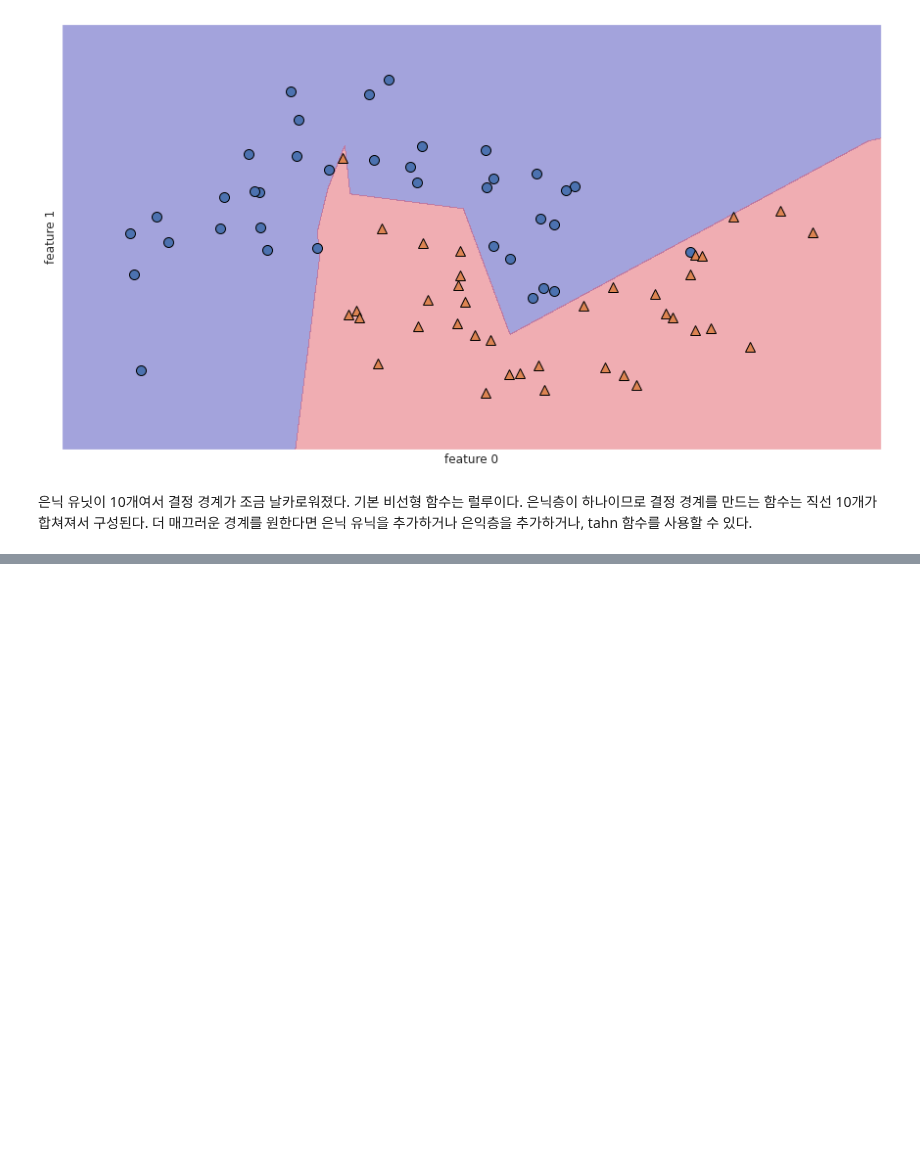
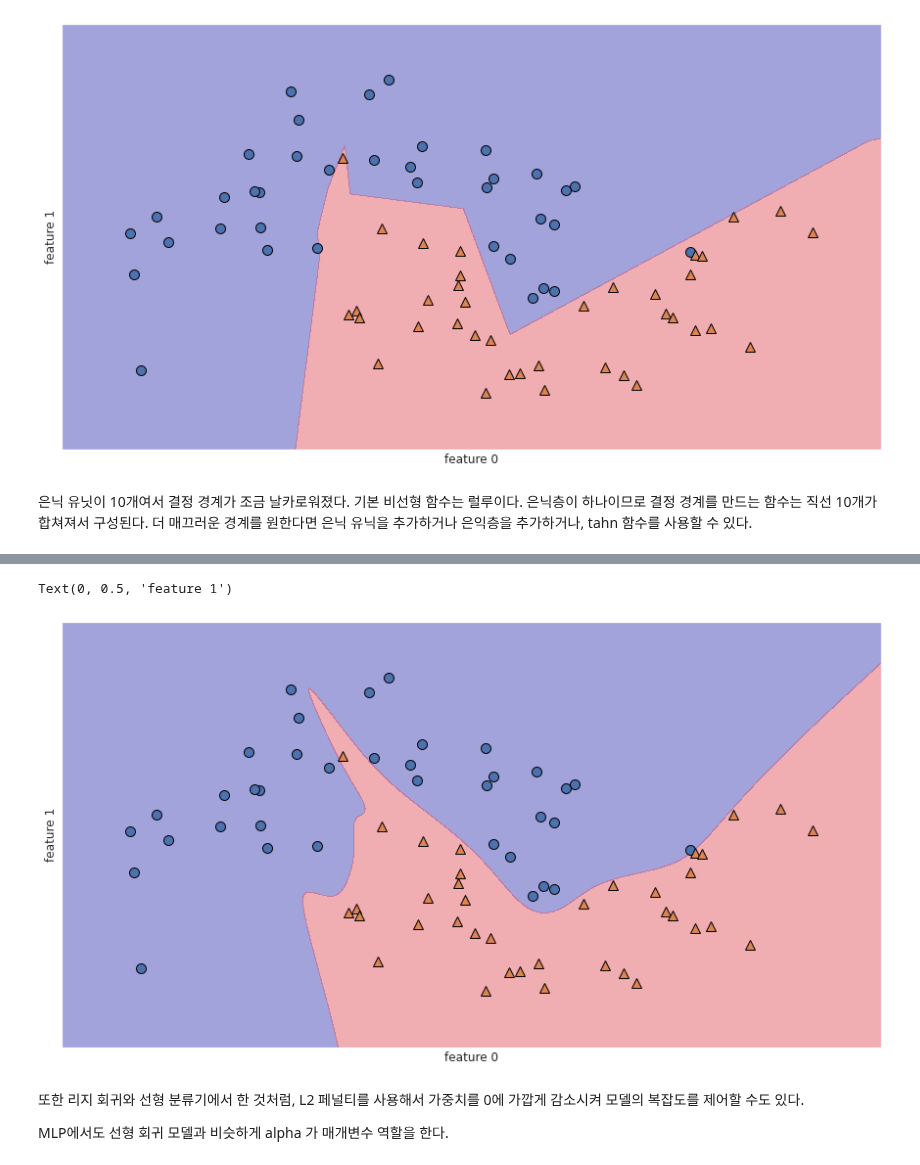
Before and after one commit to 201ssc/python_test1, a Jupyter notebook: 2_3_9_신경망(딥러닝).ipynb, the cells around one changed output, grey strips where cells are left out. Cells and saved outputs as stored; diff of their text form; code cells hidden in the pictures; blank space fills up the shorter version.

```diff
--- a/2_3_9_신경망(딥러닝).ipynb
+++ b/2_3_9_신경망(딥러닝).ipynb
@@ -123,0 +136,16 @@ Text(0, 0.5, 'feature 1')
+# %%
+# 10개 유닛, 2개 은닉층, tanh 함수(활성화 함수)를 사용
+
+mlp = MLPClassifier(solver='lbfgs', activation= 'tanh',random_state=0, hidden_layer_sizes=[10, 10], max_iter=1000)
+mlp.fit(X_train, y_train)
+mglearn.plots.plot_2d_separator(mlp, X_train, fill=True, alpha=.3)
+mglearn.discrete_scatter(X_train[:,0], X_train[:,1], y_train)
+plt.xlabel("feature 0")
+plt.ylabel("feature 1")
+# %% [output]
+Text(0, 0.5, 'feature 1')
+[figure, added]
+# %% [markdown]
+또한 리지 회귀와 선형 분류기에서 한 것처럼, L2 페널티를 사용해서 가중치를 0에 가깝게 감소시켜 모델의 복잡도를 제어할 수도 있다.
+
+MLP에서도 선형 회귀 모델과 비슷하게 alpha 가 매개변수 역할을 한다.
```
Also changed, not shown: parts of 4 cells of this notebook.
